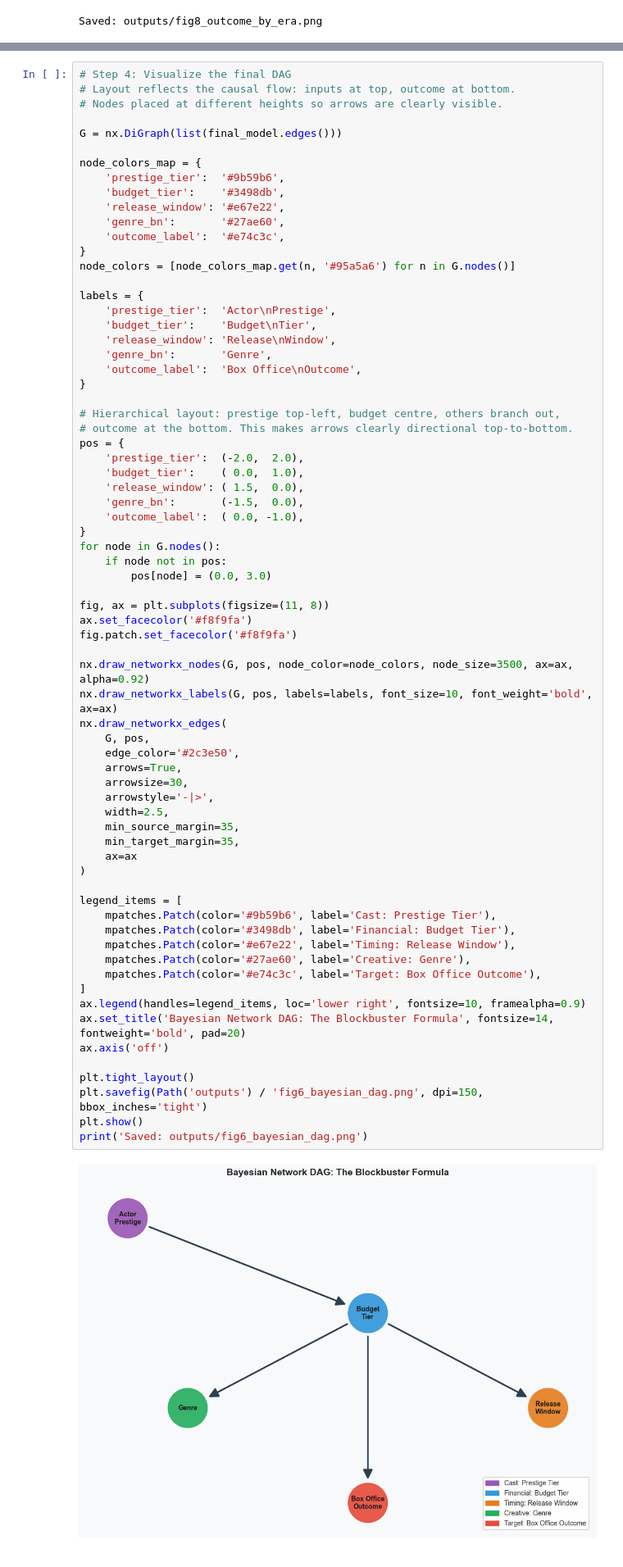
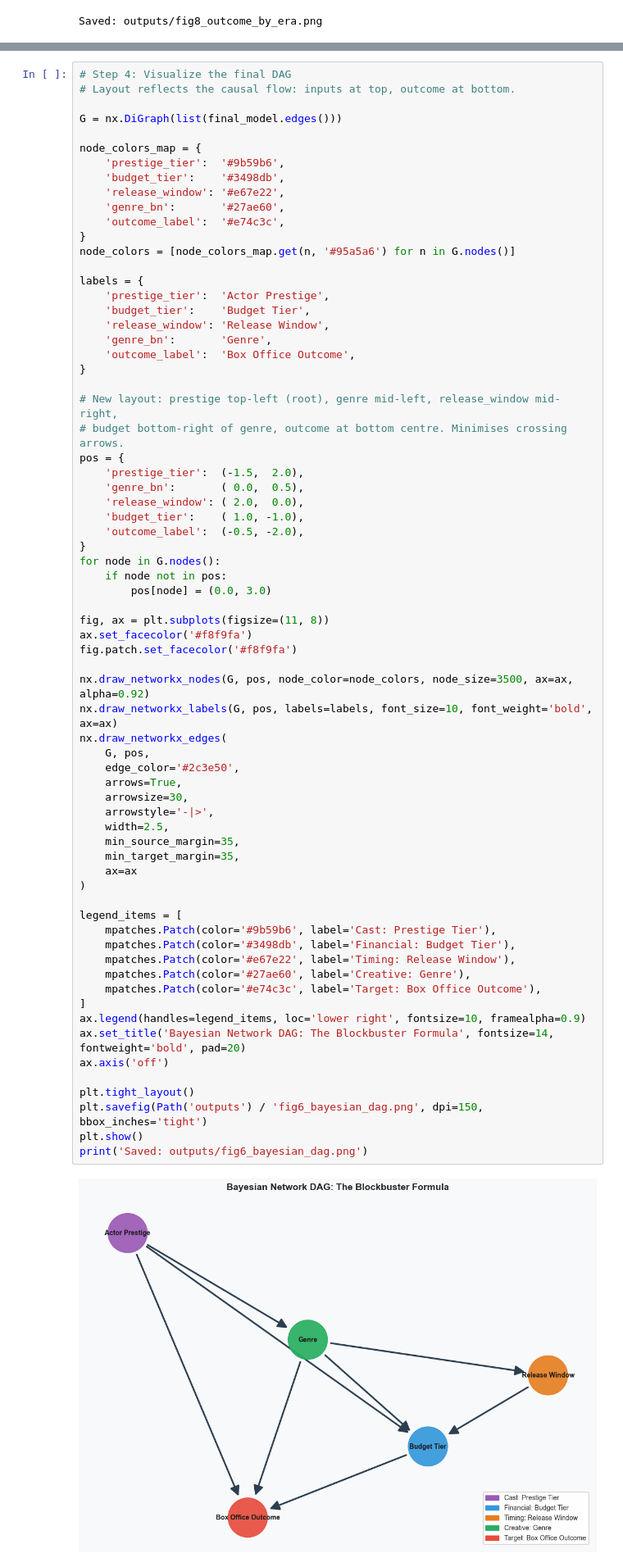
Before and after one commit to stefhooy/box-office-bayesian, a Jupyter notebook: blockbuster_formula.ipynb, the cells around one changed output, grey strips where cells are left out. Shown at 82% size. Drawn from its saved outputs; the diff is of its cells as text.

```diff
--- a/blockbuster_formula.ipynb
+++ b/blockbuster_formula.ipynb
@@ -1578,7 +1634,6 @@ CPT for outcome_label:
 # %%
 # Step 4: Visualize the final DAG
 # Layout reflects the causal flow: inputs at top, outcome at bottom.
-# Nodes placed at different heights so arrows are clearly visible.
 
 G = nx.DiGraph(list(final_model.edges()))
 
@@ -1592,21 +1647,21 @@ node_colors_map = {
 node_colors = [node_colors_map.get(n, '#95a5a6') for n in G.nodes()]
 
 labels = {
-    'prestige_tier':  'Actor\nPrestige',
-    'budget_tier':    'Budget\nTier',
-    'release_window': 'Release\nWindow',
+    'prestige_tier':  'Actor Prestige',
+    'budget_tier':    'Budget Tier',
+    'release_window': 'Release Window',
     'genre_bn':       'Genre',
-    'outcome_label':  'Box Office\nOutcome',
+    'outcome_label':  'Box Office Outcome',
 }
 
-# Hierarchical layout: prestige top-left, budget centre, others branch out,
-# outcome at the bottom. This makes arrows clearly directional top-to-bottom.
+# New layout: prestige top-left (root), genre mid-left, release_window mid-right,
+# budget bottom-right of genre, outcome at bottom centre. Minimises crossing arrows.
 pos = {
-    'prestige_tier':  (-2.0,  2.0),
-    'budget_tier':    ( 0.0,  1.0),
-    'release_window': ( 1.5,  0.0),
-    'genre_bn':       (-1.5,  0.0),
-    'outcome_label':  ( 0.0, -1.0),
+    'prestige_tier':  (-1.5,  2.0),
+    'genre_bn':       ( 0.0,  0.5),
+    'release_window': ( 2.0,  0.0),
+    'budget_tier':    ( 1.0, -1.0),
+    'outcome_label':  (-0.5, -2.0),
 }
 for node in G.nodes():
     if node not in pos:
@@ -1619,34 +1674,34 @@ fig.patch.set_facecolor('#f8f9fa')
 nx.draw_networkx_nodes(G, pos, node_color=node_colors, node_size=3500, ax=ax, alpha=0.92)
 nx.draw_networkx_labels(G, pos, labels=labels, font_size=10, font_weight='bold', ax=ax)
 nx.draw_networkx_edges(
     G, pos,
     edge_color='#2c3e50',
     arrows=True,
     arrowsize=30,
     arrowstyle='-|>',
     width=2.5,
     min_source_margin=35,
     min_target_margin=35,
     ax=ax
 )
 
 legend_items = [
     mpatches.Patch(color='#9b59b6', label='Cast: Prestige Tier'),
     mpatches.Patch(color='#3498db', label='Financial: Budget Tier'),
     mpatches.Patch(color='#e67e22', label='Timing: Release Window'),
     mpatches.Patch(color='#27ae60', label='Creative: Genre'),
     mpatches.Patch(color='#e74c3c', label='Target: Box Office Outcome'),
 ]
 ax.legend(handles=legend_items, loc='lower right', fontsize=10, framealpha=0.9)
 ax.set_title('Bayesian Network DAG: The Blockbuster Formula', fontsize=14, fontweight='bold', pad=20)
 ax.axis('off')
 
 plt.tight_layout()
 plt.savefig(Path('outputs') / 'fig6_bayesian_dag.png', dpi=150, bbox_inches='tight')
 plt.show()
 print('Saved: outputs/fig6_bayesian_dag.png')
 # %% [output]
-[figure, old version]
+[figure, new version]
 Saved: outputs/fig6_bayesian_dag.png
 # %%
 # Model validation -- check the network is correctly specified
```
Also changed, not shown: parts of 31 cells of this notebook, 8 other files.
